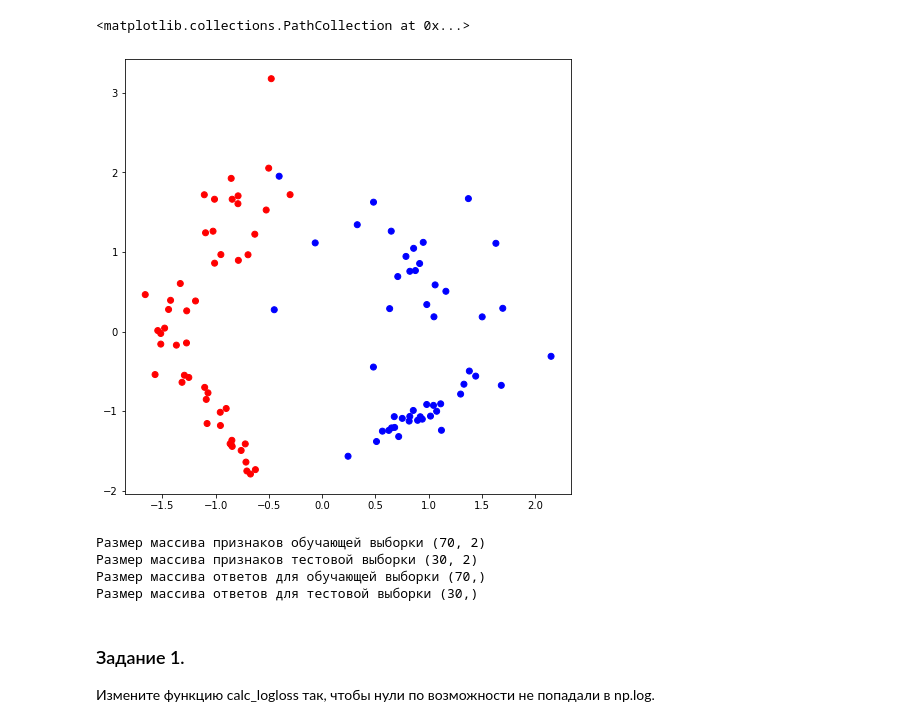
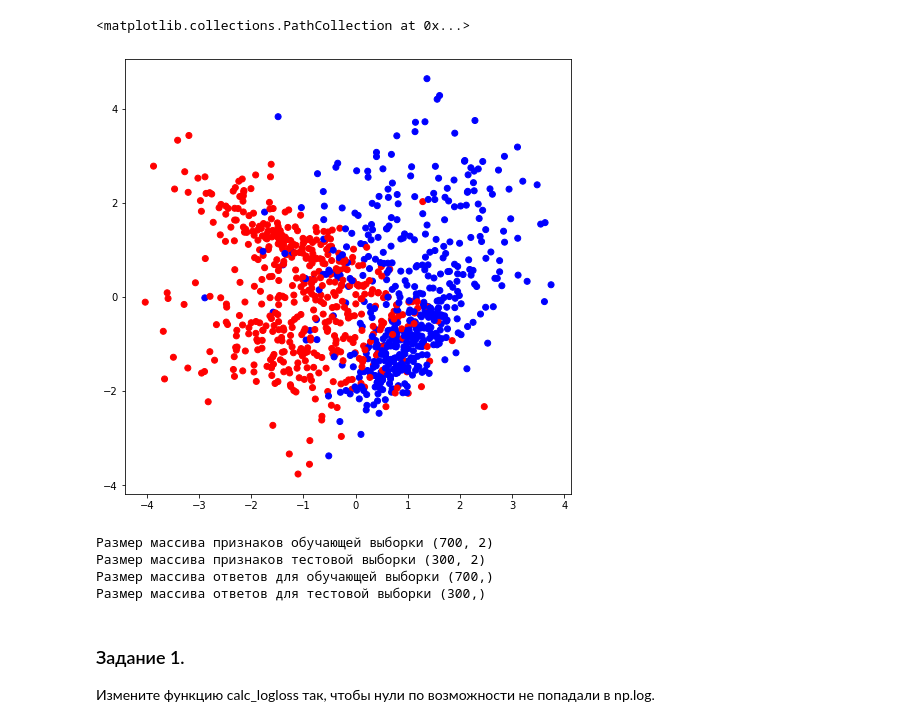
Before and after one commit to KirillKras/algs_ds, a Jupyter notebook: Lesson3.ipynb, the cells around one changed output. Saved outputs shown, nothing was run; the diff lists cells and outputs as text; code cells hidden in the pictures.

```diff
--- a/Lesson3.ipynb
+++ b/Lesson3.ipynb
@@ -8,22 +8,22 @@ def sigmoid(x):
     return 1 / (1 + np.exp(-x))
 # %%
 # сгеренируем данные с помощью sklearn.datasets
-classes = datasets.make_classification(n_samples=100,
+classes = datasets.make_classification(n_samples=1000,
                                        n_features=2,
                                        n_informative=2,
                                        n_redundant=0,
                                        n_classes=2,
                                        random_state=1)
 # datasets.make_blobs(centers = 2, cluster_std = 1.5, random_state=12)
 
 # и изобразим их на графике
 colors = ListedColormap(['red', 'blue'])
 
 plt.figure(figsize=(8, 8))
 plt.scatter([x[0] for x in classes[0]], [x[1] for x in classes[0]], c=classes[1], cmap=colors)
 # %% [output]
 <matplotlib.collections.PathCollection at 0x...>
-[figure, old version]
+[figure, new version]
 # %%
 # перемешивание датасета
 np.random.seed(12)
@@ -45,10 +45,10 @@ print("Размер массива признаков тестовой выбо
 print("Размер массива ответов для обучающей выборки", y_train.shape)
 print("Размер массива ответов для тестовой выборки", y_test.shape)
 # %% [output]
-Размер массива признаков обучающей выборки (70, 2)
-Размер массива признаков тестовой выборки (30, 2)
-Размер массива ответов для обучающей выборки (70,)
-Размер массива ответов для тестовой выборки (30,)
+Размер массива признаков обучающей выборки (700, 2)
+Размер массива признаков тестовой выборки (300, 2)
+Размер массива ответов для обучающей выборки (700,)
+Размер массива ответов для тестовой выборки (300,)
 # %%
 X_train_tr = X_train.transpose()
 y_train_tr = y_train.reshape(1, y_train.shape[0])
```
Also changed, not shown: parts of 15 cells of this notebook.
